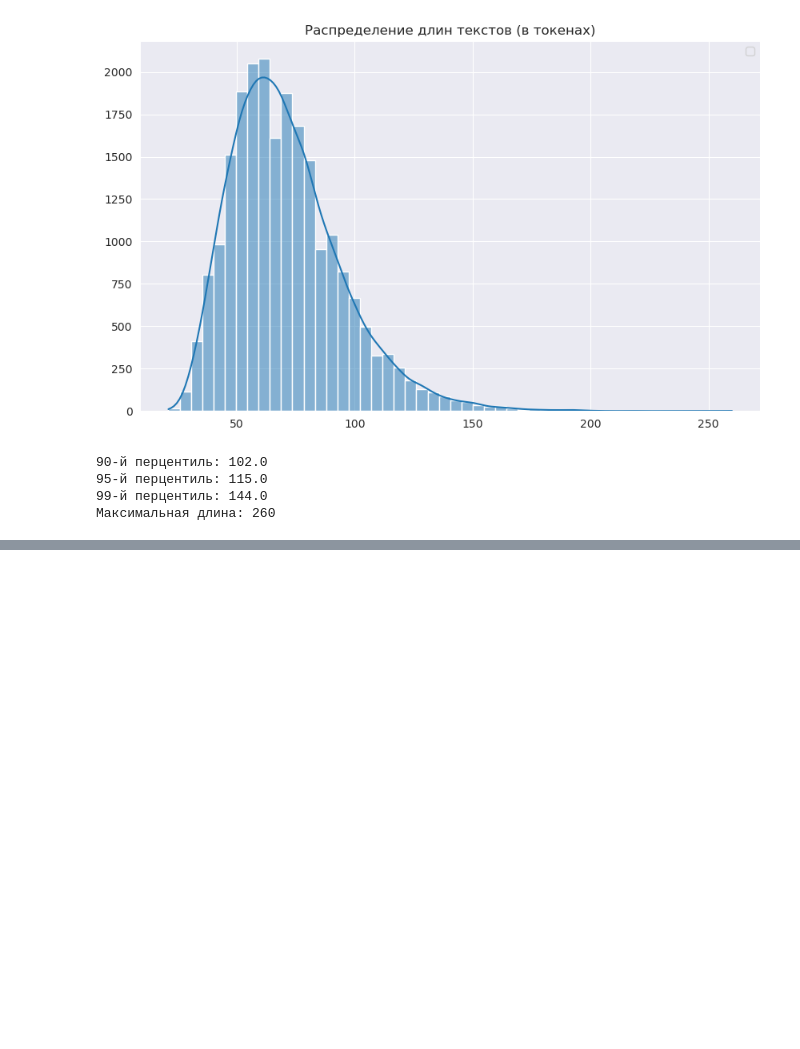
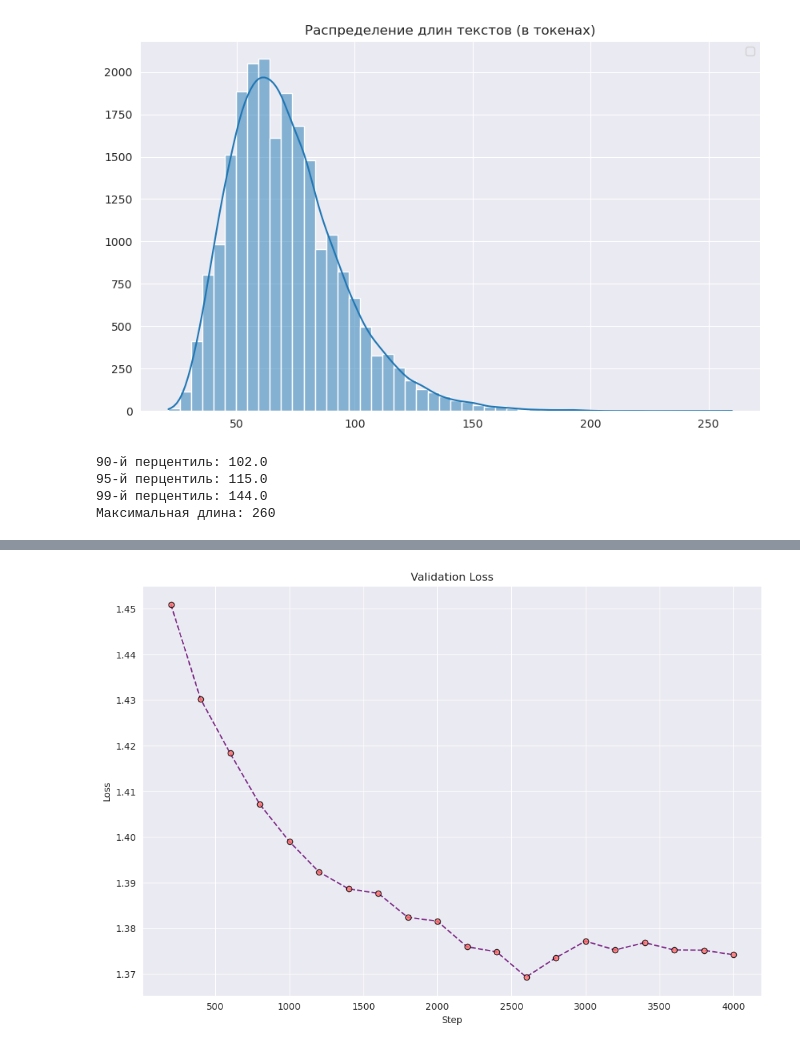
Before and after one commit to aeternnar/clinical-assistant, a Jupyter notebook: clinical-assistant.ipynb, the cells around one changed output, grey strips where cells are left out. Cells and saved outputs as stored; diff of their text form; code cells hidden in the pictures; blank space fills up the shorter version.

```diff
--- a/clinical-assistant.ipynb
+++ b/clinical-assistant.ipynb
@@ -367,0 +414,20 @@ trainer.train()
+# %%
+plt.figure(figsize=(12, 8))
+
+plt.plot(
+    eval_logs["step"],
+    eval_logs["eval_loss"],
+    marker="o",
+    linestyle="--",
+    alpha=0.8,
+    color='#6A0572',
+    markerfacecolor='#FF6B6B',
+    markeredgecolor='black'
+)
+
+plt.xlabel("Step")
+plt.ylabel("Loss")
+plt.title("Validation Loss")
+plt.grid(True);
+# %% [output]
+[figure, added]
```
Also changed, not shown: parts of 14 cells of this notebook.
